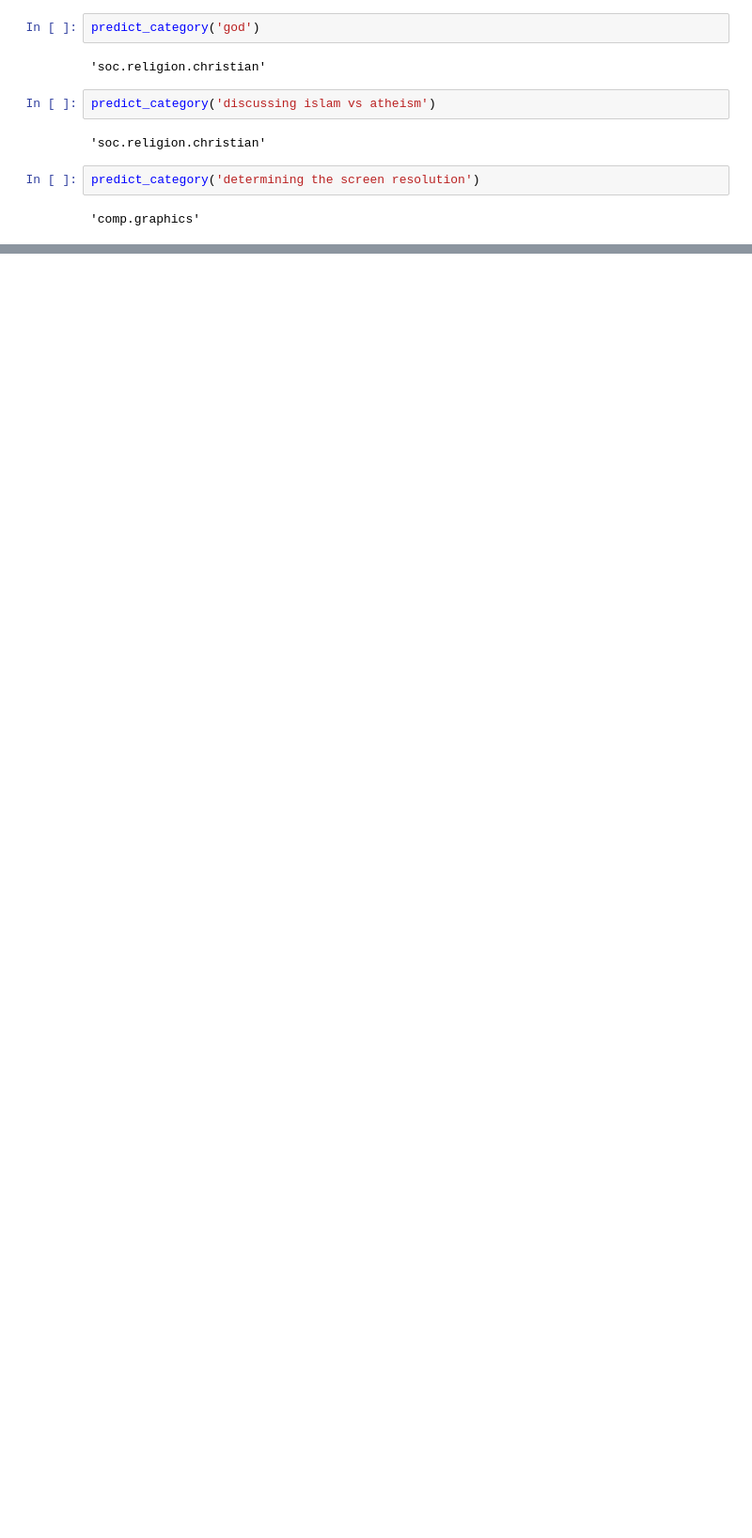
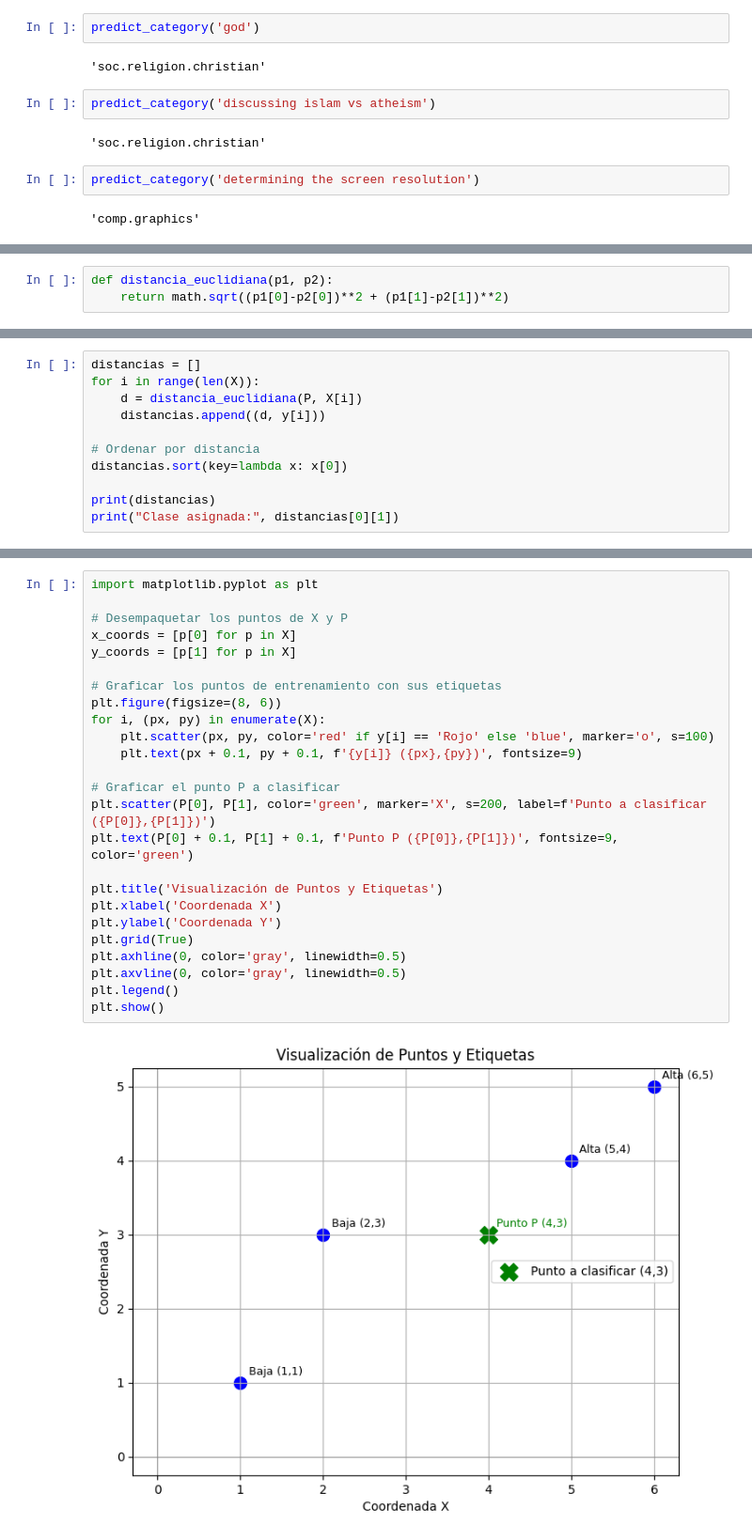
Before and after one commit to LuisAlonsoXP/Mineria_DE_Datos, a Jupyter notebook: mineria.ipynb, the cells around one changed output, grey strips where cells are left out. Shown at 94% size. Drawn from its saved outputs; the diff is of its cells as text; blank space fills up the shorter version.

```diff
--- a/mineria.ipynb
+++ b/mineria.ipynb
@@ -3122,0 +3141,3 @@ predict_category('determining the screen resolution')
+# %%
+def distancia_euclidiana(p1, p2):
+    return math.sqrt((p1[0]-p2[0])**2 + (p1[1]-p2[1])**2)
@@ -3122,0 +3146,11 @@ predict_category('determining the screen resolution')
+# %%
+distancias = []
+for i in range(len(X)):
+    d = distancia_euclidiana(P, X[i])
+    distancias.append((d, y[i]))
+
+# Ordenar por distancia
+distancias.sort(key=lambda x: x[0])
+
+print(distancias)
+print("Clase asignada:", distancias[0][1])
@@ -3122,0 +3162,27 @@ predict_category('determining the screen resolution')
+# %%
+import matplotlib.pyplot as plt
+
+# Desempaquetar los puntos de X y P
+x_coords = [p[0] for p in X]
+y_coords = [p[1] for p in X]
+
+# Graficar los puntos de entrenamiento con sus etiquetas
+plt.figure(figsize=(8, 6))
+for i, (px, py) in enumerate(X):
+    plt.scatter(px, py, color='red' if y[i] == 'Rojo' else 'blue', marker='o', s=100)
+    plt.text(px + 0.1, py + 0.1, f'{y[i]} ({px},{py})', fontsize=9)
+
+# Graficar el punto P a clasificar
+plt.scatter(P[0], P[1], color='green', marker='X', s=200, label=f'Punto a clasificar ({P[0]},{P[1]})')
+plt.text(P[0] + 0.1, P[1] + 0.1, f'Punto P ({P[0]},{P[1]})', fontsize=9, color='green')
+
+plt.title('Visualización de Puntos y Etiquetas')
+plt.xlabel('Coordenada X')
+plt.ylabel('Coordenada Y')
+plt.grid(True)
+plt.axhline(0, color='gray', linewidth=0.5)
+plt.axvline(0, color='gray', linewidth=0.5)
+plt.legend()
+plt.show()
+# %% [output]
+[figure, added]
```
Also changed, not shown: parts of 56 cells of this notebook.
